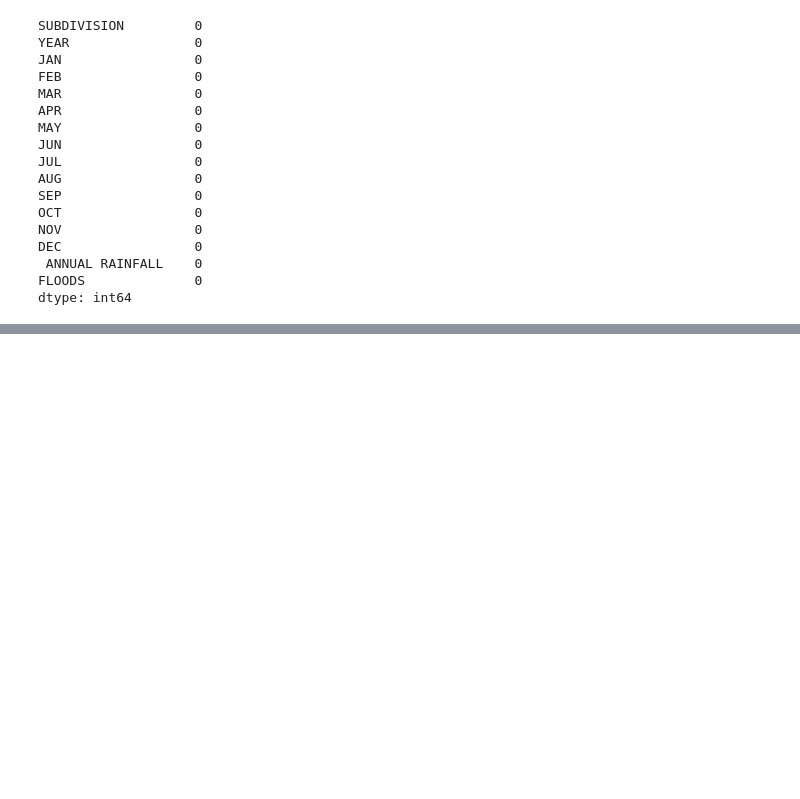
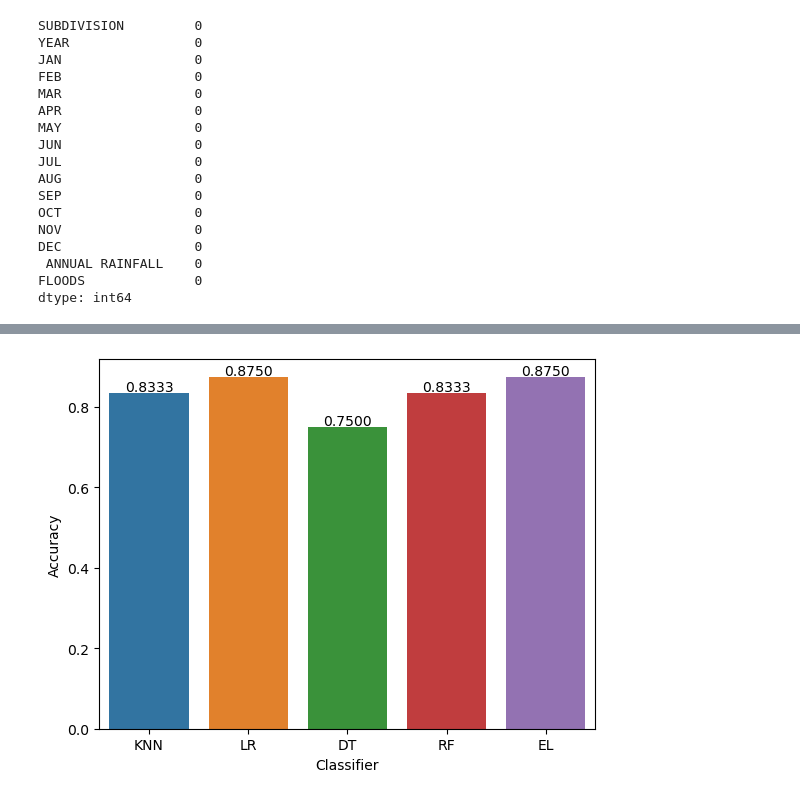
Before and after one commit to Jatinyadav047/Final-year-project, a Jupyter notebook: flood.ipynb, the cells around one changed output, grey strips where cells are left out. Drawn from its saved outputs; the diff is of its cells as text; code cells hidden in the pictures; blank space fills up the shorter version.

```diff
--- a/flood.ipynb
+++ b/flood.ipynb
@@ -38,0 +342,9 @@ dtype: int64
+# %%
+voting_clf = voting.fit(x_train, y_train)
+# %%
+from sklearn.metrics import accuracy_score
+
+for clf in (log_clf, rnd_clf, knn_clf, voting_clf):
+    clf.fit(x_train, y_train)
+    y_pred = clf.predict(x_test)
+    print(clf.__class__.__name__, accuracy_score(y_test, y_pred))
@@ -38,0 +356,26 @@ dtype: int64
+# %%
+models = []
+from sklearn.neighbors import KNeighborsClassifier
+from sklearn.linear_model import LogisticRegression
+from sklearn.tree import DecisionTreeClassifier
+from sklearn.svm import SVC
+from sklearn.ensemble import RandomForestClassifier
+from sklearn.ensemble import VotingClassifier
+models.append(('KNN', KNeighborsClassifier()))
+models.append(('LR', LogisticRegression()))
+models.append(('DT', DecisionTreeClassifier()))
+models.append(('RF', RandomForestClassifier()))
+models.append(('EL', VotingClassifier(
+    estimators=[('lr', log_clf), ('rf', rnd_clf), ('knn', knn_clf)],
+    voting='hard')))
+
+
+names = []
+scores = []
+for name, model in models:
+    model.fit(x_train, y_train)
+    y_pred = model.predict(x_test)
+    scores.append(accuracy_score(y_test, y_pred))
+    names.append(name)
+tr_split = pd.DataFrame({'Name': names, 'Score': scores})
+print(tr_split)
@@ -38,0 +396,11 @@ dtype: int64
+# %%
+import seaborn as sns
+axis = sns.barplot(x = 'Name', y = 'Score', data =tr_split )
+axis.set(xlabel='Classifier', ylabel='Accuracy')
+for p in axis.patches:
+    height = p.get_height()
+    axis.text(p.get_x() + p.get_width()/2, height + 0.005, '{:1.4f}'.format(height), ha="center")
+
+plt.show()
+# %% [output]
+[figure, added]
```
Also changed, not shown: parts of 38 cells of this notebook.
